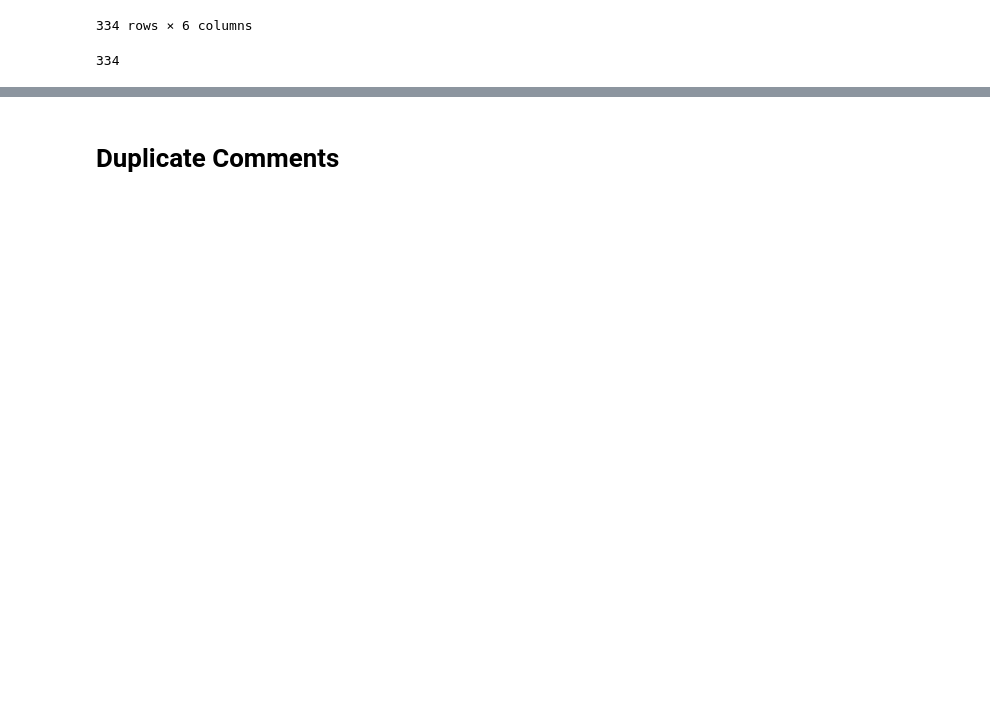
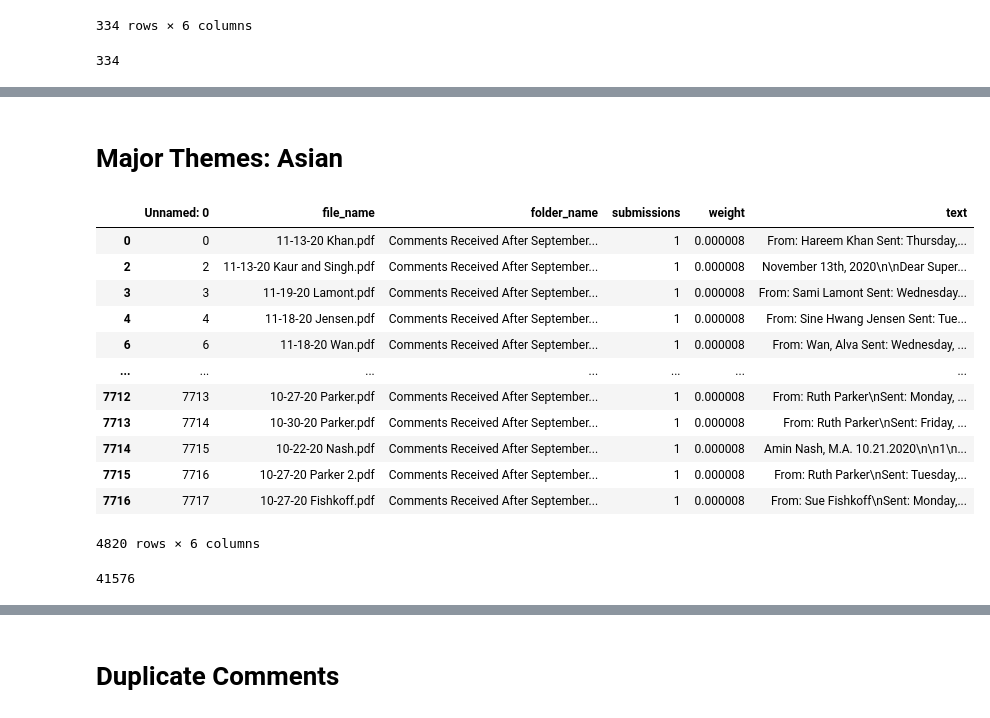
Before and after one commit to yonatanpazpriel/NLPResearch, a Jupyter notebook: Text Files/Text Files/duplicate_handling/Files Cleaning FA25.ipynb, the cells around one changed output, grey strips where cells are left out. Drawn from its saved outputs; the diff is of its cells as text; code cells hidden in the pictures; blank space fills up the shorter version.

```diff
--- a/Text Files/Text Files/duplicate_handling/Files Cleaning FA25.ipynb
+++ b/Text Files/Text Files/duplicate_handling/Files Cleaning FA25.ipynb
@@ -528,0 +568,66 @@ matched_rows['submissions'].sum()
+# %% [markdown]
+# Major Themes: Asian
+# %%
+asian_variants = [
+    'asia',
+    'aapi',
+    'hawaii',
+    'pacific island',
+    'PI',
+    'tonga',
+    'samoa',
+    'taiwan',
+    'micronesia',
+    'polynesia',
+    'melanesia',
+    'korea',
+    'japan',
+    'chinese',
+    'china',
+    'hong kong',
+    'mongolia',
+    'filipino',
+    'philippine',
+    'vietnam',
+    'thai',
+    'cambodia',
+    'laos',
+    'laotian',
+    'hmong',
+    'indonesia',
+    'malaysia',
+    'burmese',
+    'burma',
+    'myanmar',
+    'singapore',
+    'india',
+    'pakistan',
+    'bangladesh',
+    'sri lanka',
+    'nepal',
+    'afghan',
+    'desi',
+]
+
+pattern = '|'.join(asian_variants)
+
+matched_rows = df[df['text'].str.contains(pattern, case=False, na=False)]
+matched_rows
+# %% [output]
+|  | Unnamed: 0 | file_name | folder_name | submissions | weight | text |
+| 0 | 0 | 11-13-20 Khan.pdf | Comments Received After September... | 1 | 0.000008 | From: Hareem Khan Sent: Thursday,... |
+| 2 | 2 | 11-13-20 Kaur and Singh.pdf | Comments Received After September... | 1 | 0.000008 | November 13th, 2020\n\nDear Super... |
+| 3 | 3 | 11-19-20 Lamont.pdf | Comments Received After September... | 1 | 0.000008 | From: Sami Lamont Sent: Wednesday... |
+| 4 | 4 | 11-18-20 Jensen.pdf | Comments Received After September... | 1 | 0.000008 | From: Sine Hwang Jensen Sent: Tue... |
+| 6 | 6 | 11-18-20 Wan.pdf | Comments Received After September... | 1 | 0.000008 | From: Wan, Alva Sent: Wednesday, ... |
+| ... | ... | ... | ... | ... | ... | ... |
+| 7712 | 7713 | 10-27-20 Parker.pdf | Comments Received After September... | 1 | 0.000008 | From: Ruth Parker\nSent: Monday, ... |
+| 7713 | 7714 | 10-30-20 Parker.pdf | Comments Received After September... | 1 | 0.000008 | From: Ruth Parker\nSent: Friday, ... |
+| 7714 | 7715 | 10-22-20 Nash.pdf | Comments Received After September... | 1 | 0.000008 | Amin Nash, M.A. 10.21.2020\n\n1\n... |
+| 7715 | 7716 | 10-27-20 Parker 2.pdf | Comments Received After September... | 1 | 0.000008 | From: Ruth Parker\nSent: Tuesday,... |
+| 7716 | 7717 | 10-27-20 Fishkoff.pdf | Comments Received After September... | 1 | 0.000008 | From: Sue Fishkoff\nSent: Monday,... |
+4820 rows × 6 columns
+# %%
+matched_rows['submissions'].sum()
+# %% [output]
+41576
```
Also changed, not shown: parts of 22 cells of this notebook, 1 other file.
